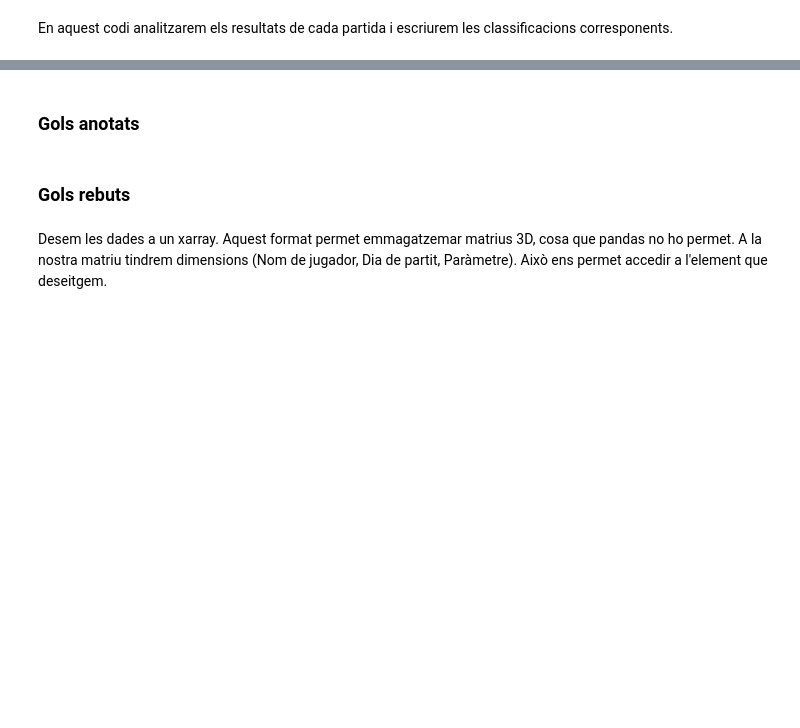
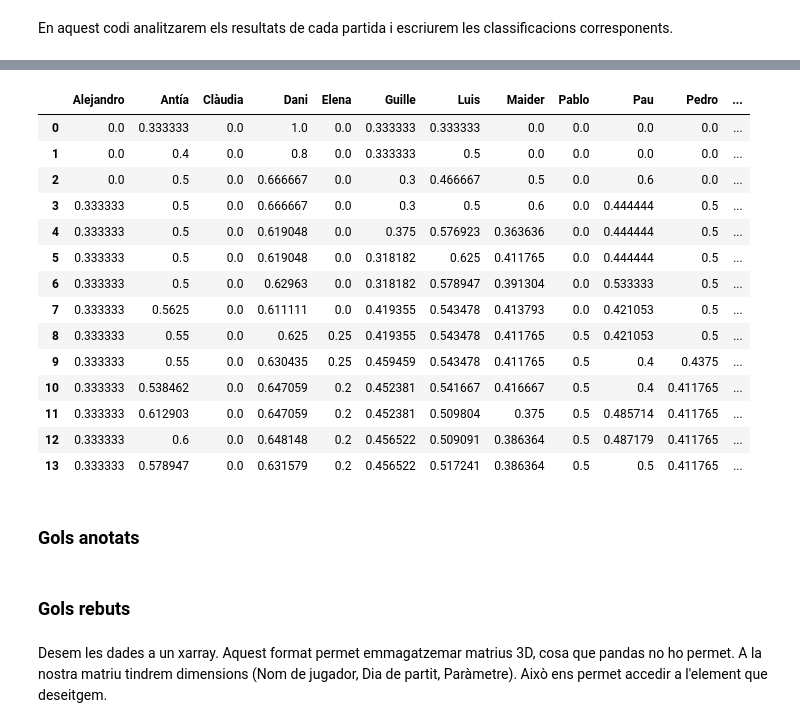
Before and after one commit to pgrebolt/ICEChampionsLeague, a Jupyter notebook: create_stats.ipynb, the cells around one changed output, grey strips where cells are left out. Drawn from its saved outputs; the diff is of its cells as text; code cells hidden in the pictures; blank space fills up the shorter version.

```diff
--- a/create_stats.ipynb
+++ b/create_stats.ipynb
@@ -80,12 +78,12 @@ for nmatchday in range(len(matchdays)):
 
     # Home wins
     home_wins = matchday_df[matchday_df['Local'] > matchday_df['Visitant']]
-    for player in set(home_wins['Jugador 1'].tolist() + home_wins['Jugador 2'].tolist()):
+    for player in home_wins['Jugador 1'].tolist() + home_wins['Jugador 2'].tolist(): #pick from list of all winners
         win_counts[player] = win_counts.get(player, 0) + 1
 
     # Away wins
     away_wins = matchday_df[matchday_df['Visitant'] > matchday_df['Local']]
-    for player in set(away_wins['Jugador 3'].tolist() + away_wins['Jugador 4'].tolist()):
+    for player in away_wins['Jugador 3'].tolist() + away_wins['Jugador 4'].tolist():
         win_counts[player] = win_counts.get(player, 0) + 1
 
     # Games played
@@ -105,7 +103,6 @@ for nmatchday in range(len(matchdays)):
             winplayed_counts[player] = 0
         else:
             winplayed_counts[player] = win_counts.get(player, 0) / games_played
-
         #print(player)
         #win_counts[player] = win_counts.get(player, 0) /
 
@@ -118,6 +115,24 @@ for nmatchday in range(len(matchdays)):
 #win_counts_df = pd.concat(pd:winDataFrame(list(win_counts.items()), columns=['Player', 'WinCount'])
 # played_matchdays
 #win_counts_df
+# %%
+winplayed_matchdays
+# %% [output]
+|  | Alejandro | Antía | Clàudia | Dani | Elena | Guille | Luis | Maider | Pablo | Pau | Pedro | ... |
+| 0 | 0.0 | 0.333333 | 0.0 | 1.0 | 0.0 | 0.333333 | 0.333333 | 0.0 | 0.0 | 0.0 | 0.0 | ... |
+| 1 | 0.0 | 0.4 | 0.0 | 0.8 | 0.0 | 0.333333 | 0.5 | 0.0 | 0.0 | 0.0 | 0.0 | ... |
+| 2 | 0.0 | 0.5 | 0.0 | 0.666667 | 0.0 | 0.3 | 0.466667 | 0.5 | 0.0 | 0.6 | 0.0 | ... |
+| 3 | 0.333333 | 0.5 | 0.0 | 0.666667 | 0.0 | 0.3 | 0.5 | 0.6 | 0.0 | 0.444444 | 0.5 | ... |
+| 4 | 0.333333 | 0.5 | 0.0 | 0.619048 | 0.0 | 0.375 | 0.576923 | 0.363636 | 0.0 | 0.444444 | 0.5 | ... |
+| 5 | 0.333333 | 0.5 | 0.0 | 0.619048 | 0.0 | 0.318182 | 0.625 | 0.411765 | 0.0 | 0.444444 | 0.5 | ... |
+| 6 | 0.333333 | 0.5 | 0.0 | 0.62963 | 0.0 | 0.318182 | 0.578947 | 0.391304 | 0.0 | 0.533333 | 0.5 | ... |
+| 7 | 0.333333 | 0.5625 | 0.0 | 0.611111 | 0.0 | 0.419355 | 0.543478 | 0.413793 | 0.0 | 0.421053 | 0.5 | ... |
+| 8 | 0.333333 | 0.55 | 0.0 | 0.625 | 0.25 | 0.419355 | 0.543478 | 0.411765 | 0.5 | 0.421053 | 0.5 | ... |
+| 9 | 0.333333 | 0.55 | 0.0 | 0.630435 | 0.25 | 0.459459 | 0.543478 | 0.411765 | 0.5 | 0.4 | 0.4375 | ... |
+| 10 | 0.333333 | 0.538462 | 0.0 | 0.647059 | 0.2 | 0.452381 | 0.541667 | 0.416667 | 0.5 | 0.4 | 0.411765 | ... |
+| 11 | 0.333333 | 0.612903 | 0.0 | 0.647059 | 0.2 | 0.452381 | 0.509804 | 0.375 | 0.5 | 0.485714 | 0.411765 | ... |
+| 12 | 0.333333 | 0.6 | 0.0 | 0.648148 | 0.2 | 0.456522 | 0.509091 | 0.386364 | 0.5 | 0.487179 | 0.411765 | ... |
+| 13 | 0.333333 | 0.578947 | 0.0 | 0.631579 | 0.2 | 0.456522 | 0.517241 | 0.386364 | 0.5 | 0.5 | 0.411765 | ... |
 # %% [markdown]
 ### Gols anotats
 # %%
```
Also changed, not shown: parts of 3 cells of this notebook, 1 other file.
